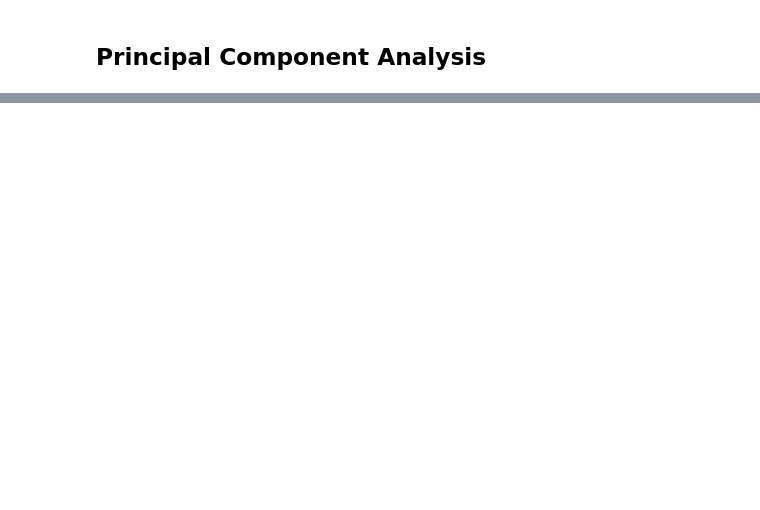
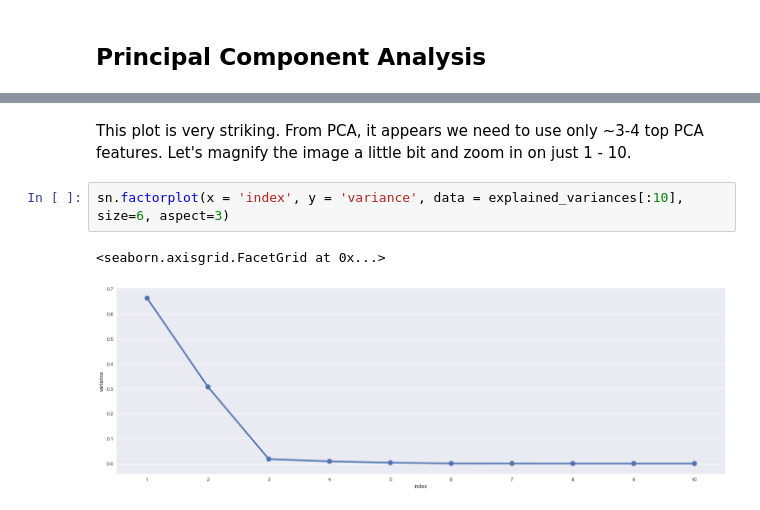
Before and after one commit to kartikvasu/ma463x_finalproject, a Jupyter notebook: PCA.ipynb, the cells around one changed output, grey strips where cells are left out. Saved outputs shown, nothing was run; the diff lists cells and outputs as text; blank space fills up the shorter version.

```diff
--- a/PCA.ipynb
+++ b/PCA.ipynb
@@ -44,0 +56,7 @@ pca_df.explained_variance_ratio_.plot()
+# %% [markdown]
+This plot is very striking. From PCA, it appears we need to use only ~3-4 top PCA features. Let's magnify the image a little bit and zoom in on just 1 - 10.
+# %%
+sn.factorplot(x = 'index', y = 'variance', data = explained_variances[:10], size=6, aspect=3)
+# %% [output]
+<seaborn.axisgrid.FacetGrid at 0x...>
+[figure, added]
```
Also changed, not shown: parts of 15 cells of this notebook, 1 other file.
